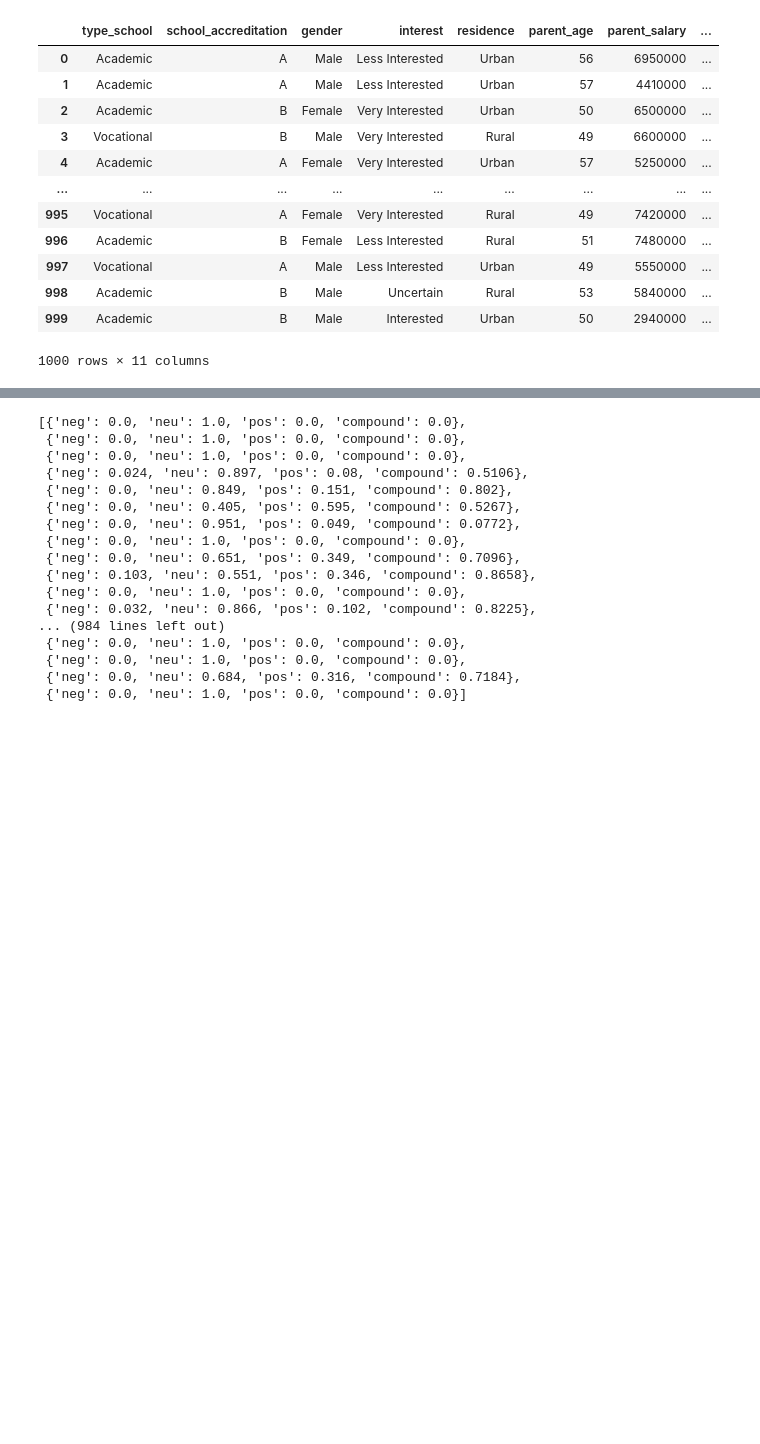
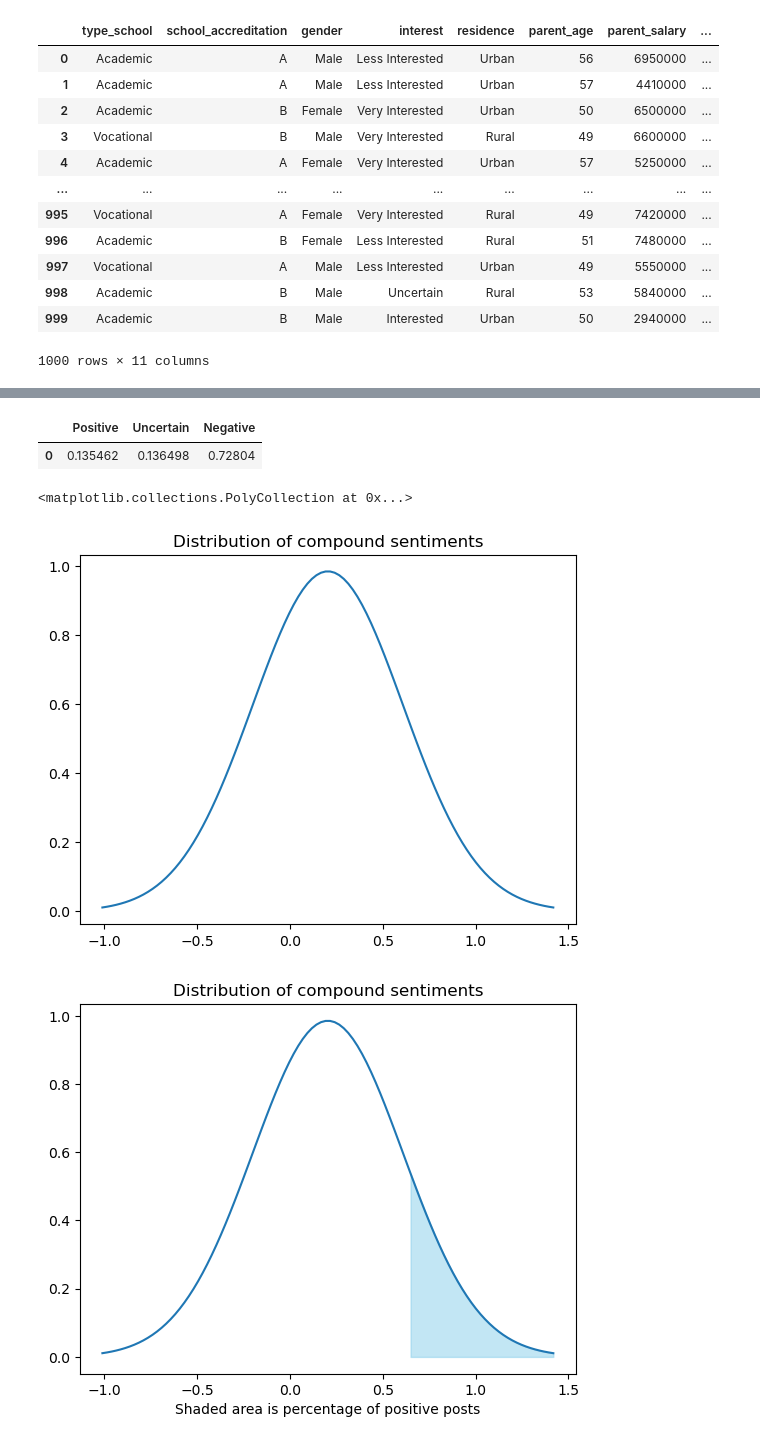
Before and after one commit to torin-anderson/Current-State-of-Tertiary-Education-Report, a Jupyter notebook: final_q3.ipynb, the cells around one changed output, grey strips where cells are left out. Cells and saved outputs as stored; diff of their text form; code cells hidden in the pictures; blank space fills up the shorter version.

```diff
--- a/final_q3.ipynb
+++ b/final_q3.ipynb
@@ -147,39 +140,82 @@ display(chart)
 # %%
 # Is there a relation between the sentiment on college and standardized test related subreddits and a students decision to go to college
 
 # Compare the sentiment of the above data set with the attitudes of r/Sat
 # If students are more likely to go to college if interested see the sentiment of r/SAT
 
 # Positive -> Interested
 # Negative -> Not interested
 # Neutral -> Uncertain
+
+# Assume the compound sentiments are normally distributed, then use that to predict
+# Students of r/SAT percentage of going to college.
+
+# Neutral comp: [0.45-0.65]
+# Negative compoudn: <0.45
+#Positive compound: >0.65
 
 import ast
 text_df = pd.read_csv('Sat.csv')
 
 sia = SentimentIntensityAnalyzer()
 
 scores = []
 # Take a random sample of 1000 posts
 for post in text_df['tokens'].sample(1000):
     scores.append(sia.polarity_scores(' '.join(ast.literal_eval(post))))
 
-scores
+compound_list = []
+for comp in scores:
+    compound_list.append((comp['compound']))
+compound_list = pd.Series(compound_list)
+
+compound_mean = compound_list.mean()
+compound_std = compound_list.std(ddof=1)
+
+# Assumption, those with positive posts on college subreddits most likely did well on the SAT or other standardized tests and
+# Are as well interested in going to college
+# Predict the percentage of posts by students that likely made it to college
+likely_college = 1 - norm.cdf(0.65, compound_mean, compound_std)
+uncertain = norm.cdf(0.65, compound_mean, compound_std) - norm.cdf(0.45, compound_mean, compound_std)
+unlikey_college = norm.cdf(0.45, compound_mean, compound_std)
+
+percentage_sentiment = pd.DataFrame({"Positive": [likely_college], "Uncertain": [uncertain], "Negative": [unlikey_college]})
+
+display(percentage_sentiment)
+
+
+# Plot a normal distribution
+x = np.linspace(compound_mean - 3 * compound_std, compound_mean + 3 * compound_std, 100)
+
+fig, ax = plt.subplots()
+
+fig2, ax2 = plt.subplots()
+
+fig3, ax3 = plt.subplots()
+
+fig4, ax4 = plt.subplots()
+
+likely_shade = np.linspace(0.65, compound_mean + 3 * compound_std, 100)
+uncertain_shade = np.linspace(0.45, 0.65, 100)
+unlikely_shade = np.linspace(0.45, compound_mean - 3 * compound_std, 100)
+
+ax.plot(x, norm.pdf(x, compound_mean, compound_std))
+ax.set(title='Distribution of compound sentiments')
+
+ax2.plot(x, norm.pdf(x, compound_mean, compound_std))
+ax2.set(title='Distribution of compound sentiments', xlabel='Shaded area is percentage of positive posts')
+ax2.fill_between(likely_shade, norm.pdf(likely_shade, compound_mean, compound_std), color='skyblue', alpha=0.5)
+
+ax3.plot(x, norm.pdf(x, compound_mean, compound_std))
+ax3.set(title='Distribution of compound sentimentssss', xlabel='Shaded area is percentage of uncertain posts')
+ax3.fill_between(uncertain_shade, norm.pdf(uncertain_shade, compound_mean, compound_std), color='skyblue', alpha=0.5)
+
+ax4.plot(x, norm.pdf(x, compound_mean, compound_std))
+ax4.set(title='Distribution of compound sentimentssss', xlabel='Shaded area is percentage of negative posts')
+ax4.fill_between(unlikely_shade, norm.pdf(unlikely_shade, compound_mean, compound_std), color='skyblue', alpha=0.5)
 # %% [output]
+|  | Positive | Uncertain | Negative |
+| 0 | 0.135462 | 0.136498 | 0.72804 |
-[{'neg': 0.0, 'neu': 1.0, 'pos': 0.0, 'compound': 0.0},
- {'neg': 0.0, 'neu': 1.0, 'pos': 0.0, 'compound': 0.0},
- {'neg': 0.0, 'neu': 1.0, 'pos': 0.0, 'compound': 0.0},
- {'neg': 0.024, 'neu': 0.897, 'pos': 0.08, 'compound': 0.5106},
- {'neg': 0.0, 'neu': 0.849, 'pos': 0.151, 'compound': 0.802},
- {'neg': 0.0, 'neu': 0.405, 'pos': 0.595, 'compound': 0.5267},
- {'neg': 0.0, 'neu': 0.951, 'pos': 0.049, 'compound': 0.0772},
- {'neg': 0.0, 'neu': 1.0, 'pos': 0.0, 'compound': 0.0},
- {'neg': 0.0, 'neu': 0.651, 'pos': 0.349, 'compound': 0.7096},
- {'neg': 0.103, 'neu': 0.551, 'pos': 0.346, 'compound': 0.8658},
- {'neg': 0.0, 'neu': 1.0, 'pos': 0.0, 'compound': 0.0},
- {'neg': 0.032, 'neu': 0.866, 'pos': 0.102, 'compound': 0.8225},
-... (984 lines left out)
- {'neg': 0.0, 'neu': 1.0, 'pos': 0.0, 'compound': 0.0},
- {'neg': 0.0, 'neu': 1.0, 'pos': 0.0, 'compound': 0.0},
- {'neg': 0.0, 'neu': 0.684, 'pos': 0.316, 'compound': 0.7184},
- {'neg': 0.0, 'neu': 1.0, 'pos': 0.0, 'compound': 0.0}]
+<matplotlib.collections.PolyCollection at 0x...>
+[figure, added]
+[figure, added]
```
Also changed, not shown: parts of 5 cells of this notebook.
